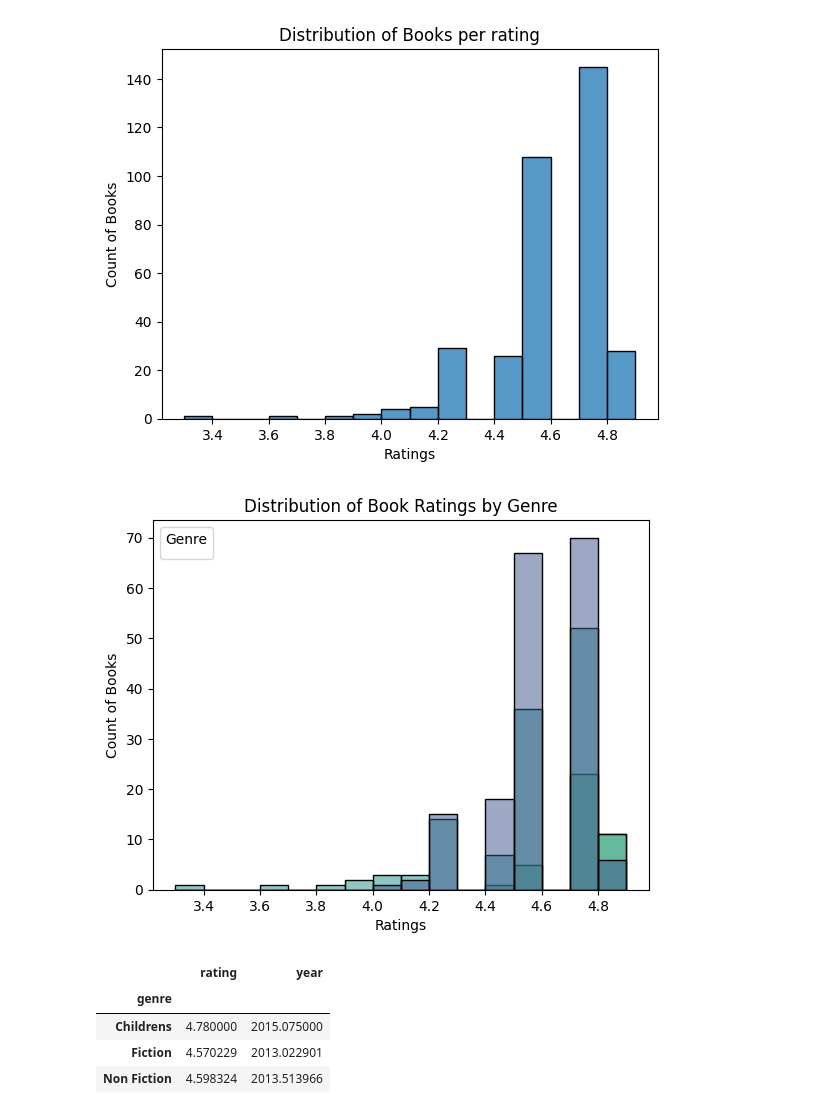
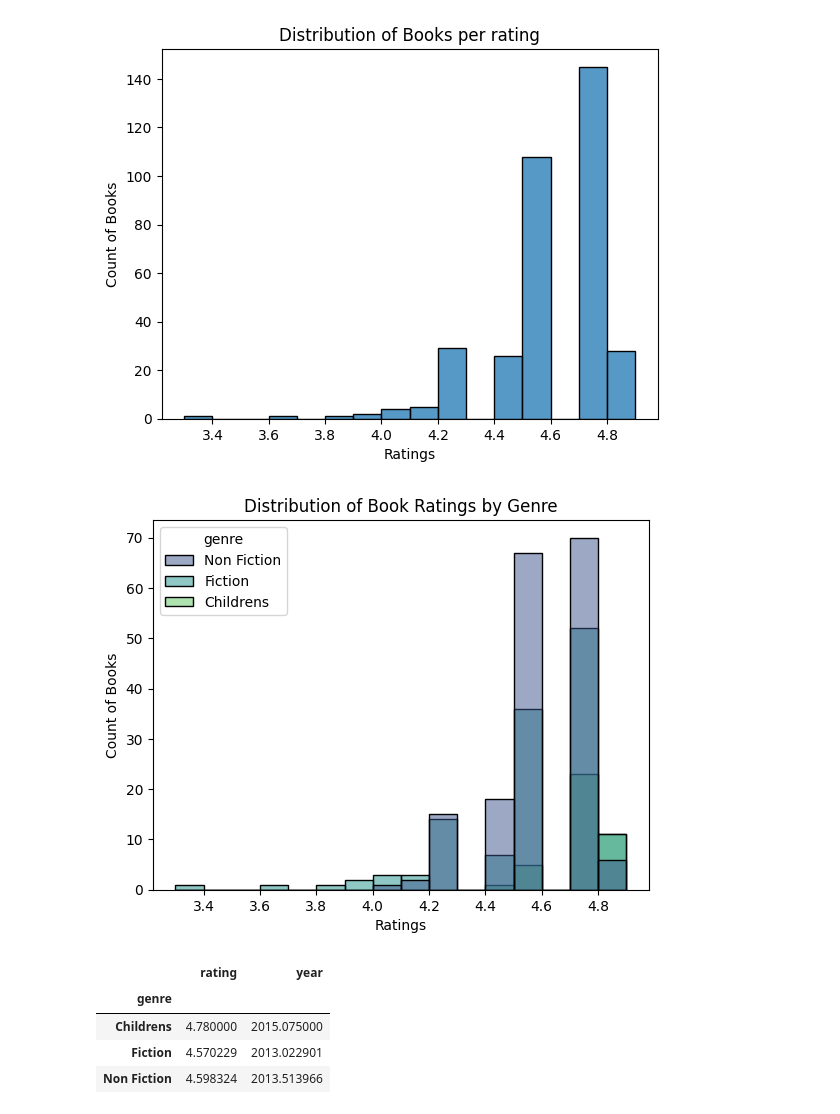
Before and after one commit to jhlopesalves/data-science-notebooks, a Jupyter notebook: Python/Exploratory Data Analysis/exploratory_data_analysis.ipynb, the cells around one changed output. Cells and saved outputs as stored; diff of their text form; code cells hidden in the pictures.

```diff
--- a/Python/Exploratory Data Analysis/exploratory_data_analysis.ipynb
+++ b/Python/Exploratory Data Analysis/exploratory_data_analysis.ipynb
@@ -109,18 +109,17 @@ plt.show()
 # %%
 # Create a histogram of ratings colored by genre
 fig, ax = plt.subplots()
 
 sns.histplot(data=books, x="rating", hue="genre", binwidth=.1, palette="viridis")
 
 # Set the labels and title for the plot
 ax.set(xlabel="Ratings",
        ylabel="Count of Books",
        title="Distribution of Book Ratings by Genre")
 
-plt.legend(title="Genre")
 plt.show()
 # %% [output]
-[figure, old version]
+[figure, new version]
 # %%
 books.groupby("genre").mean(numeric_only=True)
 # %% [output]
```
